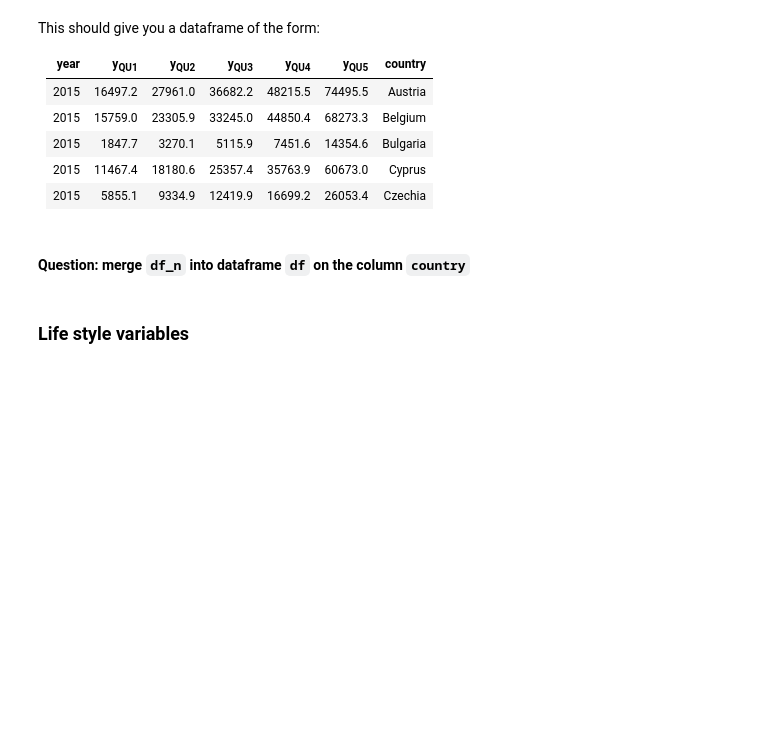
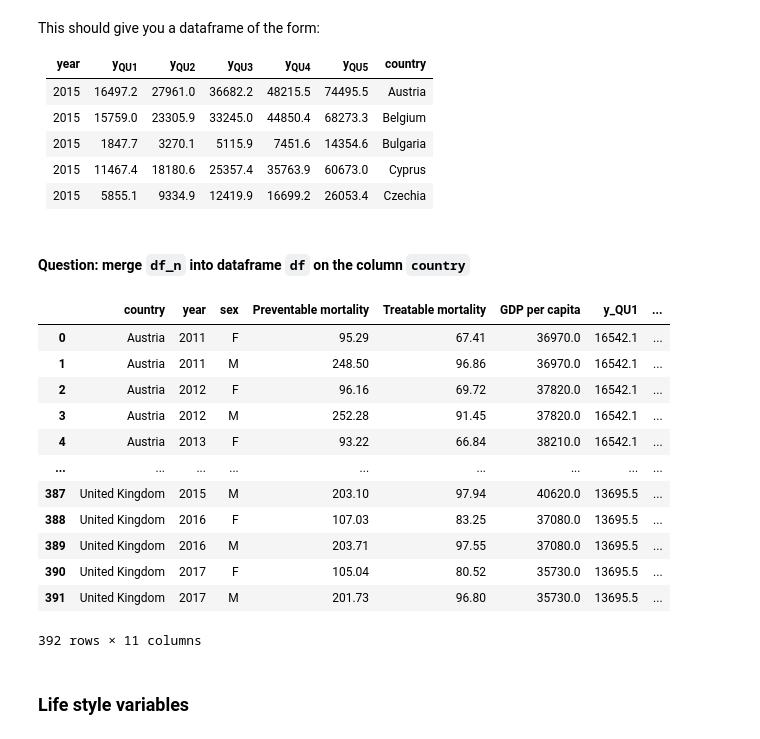
Before and after one commit to cejkiebo/msc_datascience, a Jupyter notebook: hacking_part_2.ipynb, the cells around one changed output. Cells and saved outputs as stored; diff of their text form; code cells hidden in the pictures; blank space fills up the shorter version.

```diff
--- a/hacking_part_2.ipynb
+++ b/hacking_part_2.ipynb
@@ -379,3 +374,19 @@ This should give you a dataframe of the form:
 | CZ|QU1|2015|5855.1|
 # %% [markdown]
 #### Question: set the index to `['country','year','quant_inc']`; unstack; reset the index; give new column names and rename the country abbreviations to country names.
+# %%
+df_n['country'] = df_n['geo'].replace(eurostat_dictionary)
+df_n.drop(
+    ['geo'],
+    axis = 1,
+    inplace = True
+)
+
+df_n.set_index(
+    ["country", "year", "quant_inc"],
+    inplace = True
+)
+df_n = df_n.unstack()
+df_n.reset_index(inplace = True)
+df_n.columns = [''.join(col).strip() for col in df_n.columns.values]
+df_n.head()
@@ -393,6 +412,31 @@ This should give you a dataframe of the form:
 | 2015|5855.1|9334.9|12419.9|16699.2|26053.4|Czechia|
 # %% [markdown]
 #### Question: merge `df_n` into dataframe `df` on the column `country`
+# %%
+df_n.drop(
+    ['year'],
+    axis = 1,
+    inplace = True
+)
+
+df = df.merge(
+    right = df_n,
+    on = 'country'
+)
+# %% [output]
+|  | country | year | sex | Preventable mortality | Treatable mortality | GDP per capita | y_QU1 | ... |
+| 0 | Austria | 2011 | F | 95.29 | 67.41 | 36970.0 | 16542.1 | ... |
+| 1 | Austria | 2011 | M | 248.50 | 96.86 | 36970.0 | 16542.1 | ... |
+| 2 | Austria | 2012 | F | 96.16 | 69.72 | 37820.0 | 16542.1 | ... |
+| 3 | Austria | 2012 | M | 252.28 | 91.45 | 37820.0 | 16542.1 | ... |
+| 4 | Austria | 2013 | F | 93.22 | 66.84 | 38210.0 | 16542.1 | ... |
+| ... | ... | ... | ... | ... | ... | ... | ... | ... |
+| 387 | United Kingdom | 2015 | M | 203.10 | 97.94 | 40620.0 | 13695.5 | ... |
+| 388 | United Kingdom | 2016 | F | 107.03 | 83.25 | 37080.0 | 13695.5 | ... |
+| 389 | United Kingdom | 2016 | M | 203.71 | 97.55 | 37080.0 | 13695.5 | ... |
+| 390 | United Kingdom | 2017 | F | 105.04 | 80.52 | 35730.0 | 13695.5 | ... |
+| 391 | United Kingdom | 2017 | M | 201.73 | 96.80 | 35730.0 | 13695.5 | ... |
+392 rows × 11 columns
 # %% [markdown]
 ### Life style variables
 # %% [markdown]
```
Also changed, not shown: parts of 4 cells of this notebook.
